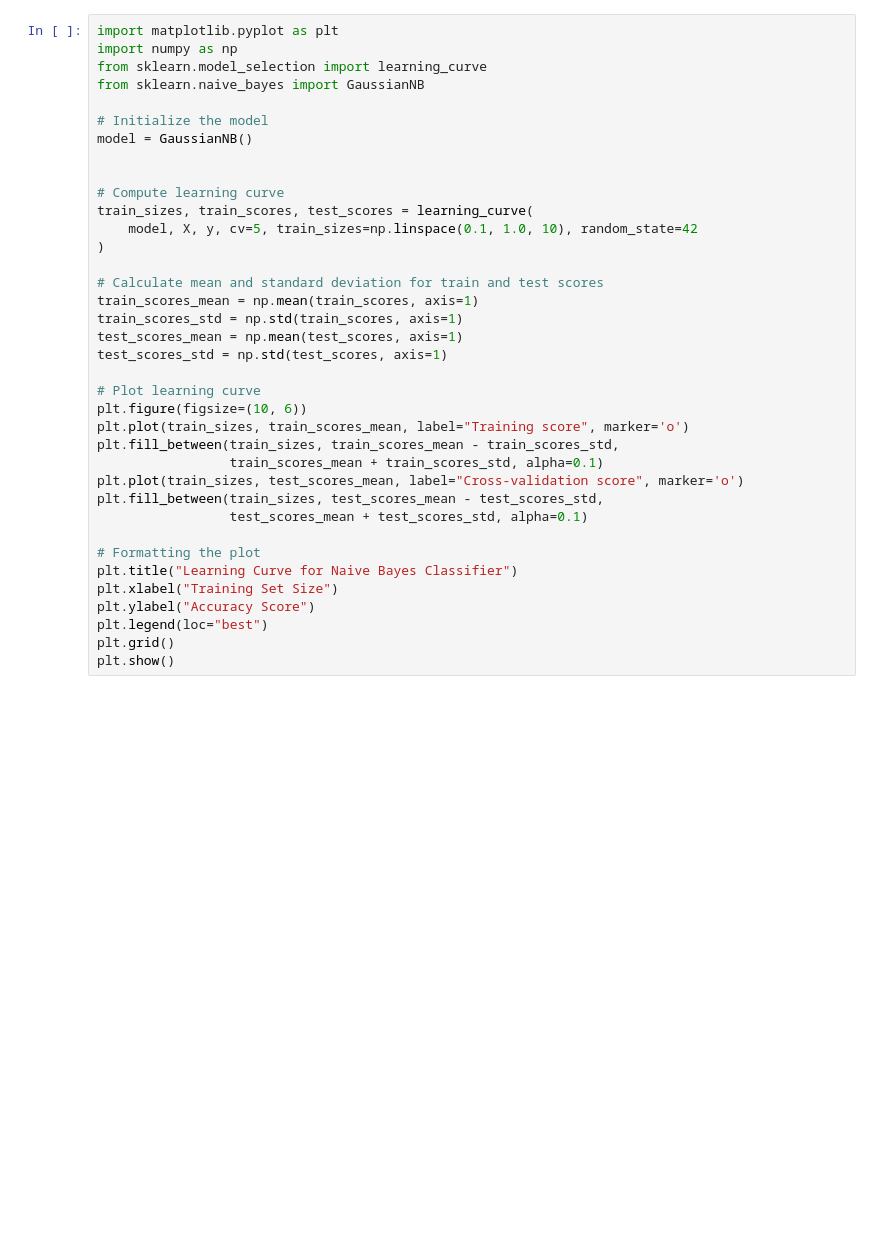
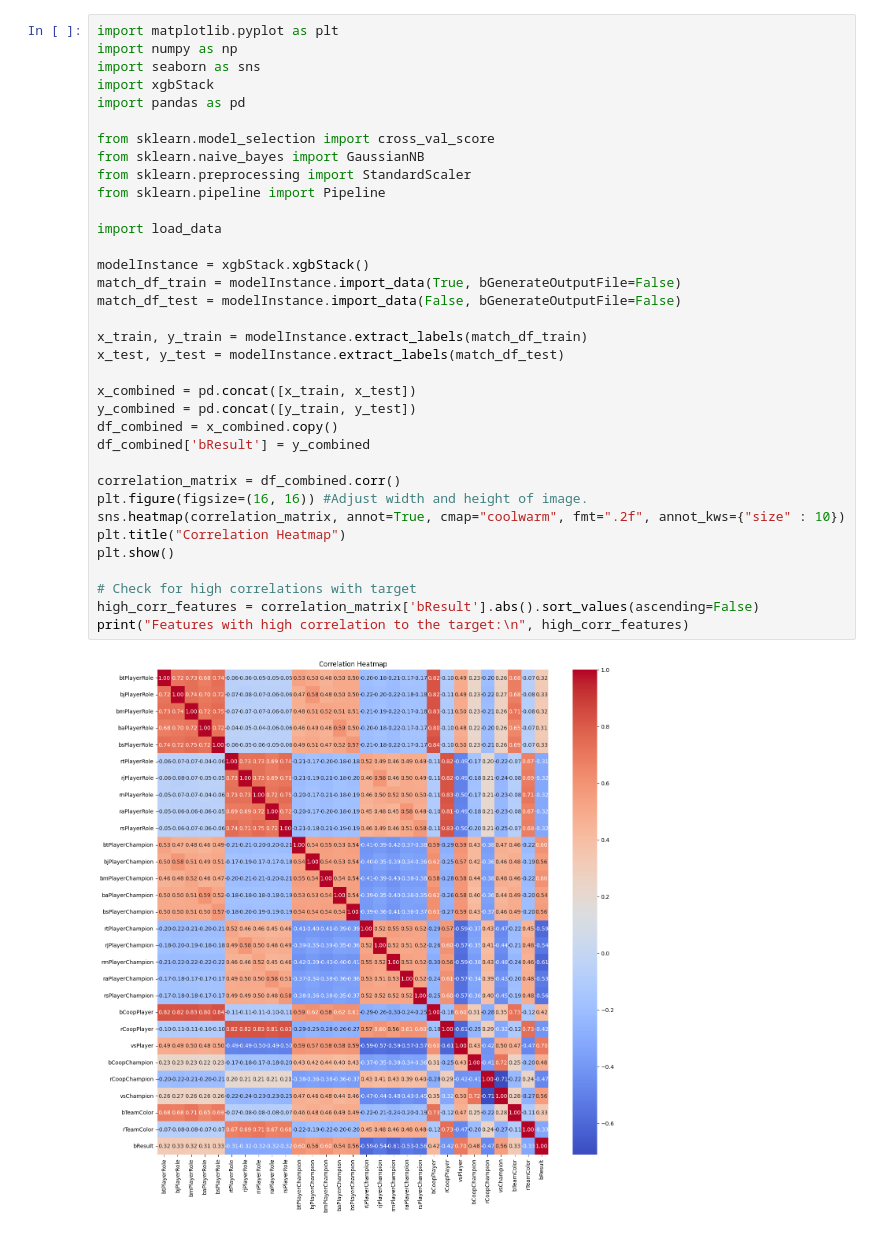
Before and after one commit to scotty-hoag/csci-567, a Jupyter notebook: code/ml_metrics.ipynb, the cells around one changed output. Saved outputs shown, nothing was run; the diff lists cells and outputs as text; blank space fills up the shorter version.

```diff
--- a/code/ml_metrics.ipynb
+++ b/code/ml_metrics.ipynb
@@ -1,37 +1,37 @@
-# %%
-import matplotlib.pyplot as plt
-import numpy as np
-from sklearn.model_selection import learning_curve
-from sklearn.naive_bayes import GaussianNB
-
-# Initialize the model
-model = GaussianNB()
-
-
-# Compute learning curve
-train_sizes, train_scores, test_scores = learning_curve(
-    model, X, y, cv=5, train_sizes=np.linspace(0.1, 1.0, 10), random_state=42
-)
-
-# Calculate mean and standard deviation for train and test scores
-train_scores_mean = np.mean(train_scores, axis=1)
-train_scores_std = np.std(train_scores, axis=1)
-test_scores_mean = np.mean(test_scores, axis=1)
-test_scores_std = np.std(test_scores, axis=1)
-
-# Plot learning curve
-plt.figure(figsize=(10, 6))
-plt.plot(train_sizes, train_scores_mean, label="Training score", marker='o')
-plt.fill_between(train_sizes, train_scores_mean - train_scores_std,
-                 train_scores_mean + train_scores_std, alpha=0.1)
-plt.plot(train_sizes, test_scores_mean, label="Cross-validation score", marker='o')
-plt.fill_between(train_sizes, test_scores_mean - test_scores_std,
-                 test_scores_mean + test_scores_std, alpha=0.1)
-
-# Formatting the plot
-plt.title("Learning Curve for Naive Bayes Classifier")
-plt.xlabel("Training Set Size")
-plt.ylabel("Accuracy Score")
-plt.legend(loc="best")
-plt.grid()
-plt.show()
+# %%
+import matplotlib.pyplot as plt
+import numpy as np
+import seaborn as sns
+import xgbStack
+import pandas as pd
+
+from sklearn.model_selection import cross_val_score
+from sklearn.naive_bayes import GaussianNB
+from sklearn.preprocessing import StandardScaler
+from sklearn.pipeline import Pipeline
+
+import load_data
+
+modelInstance = xgbStack.xgbStack()
+match_df_train = modelInstance.import_data(True, bGenerateOutputFile=False)
+match_df_test = modelInstance.import_data(False, bGenerateOutputFile=False)
+
+x_train, y_train = modelInstance.extract_labels(match_df_train)
+x_test, y_test = modelInstance.extract_labels(match_df_test)
+
+x_combined = pd.concat([x_train, x_test])
+y_combined = pd.concat([y_train, y_test])
+df_combined = x_combined.copy()
+df_combined['bResult'] = y_combined
+
+correlation_matrix = df_combined.corr()
+plt.figure(figsize=(16, 16)) #Adjust width and height of image.
+sns.heatmap(correlation_matrix, annot=True, cmap="coolwarm", fmt=".2f", annot_kws={"size" : 10})
+plt.title("Correlation Heatmap")
+plt.show()
+
+# Check for high correlations with target
+high_corr_features = correlation_matrix['bResult'].abs().sort_values(ascending=False)
+print("Features with high correlation to the target:\n", high_corr_features)
+# %% [output]
+[figure, added]
```
Also changed, not shown: parts of 1 cell of this notebook, 4 other files.
